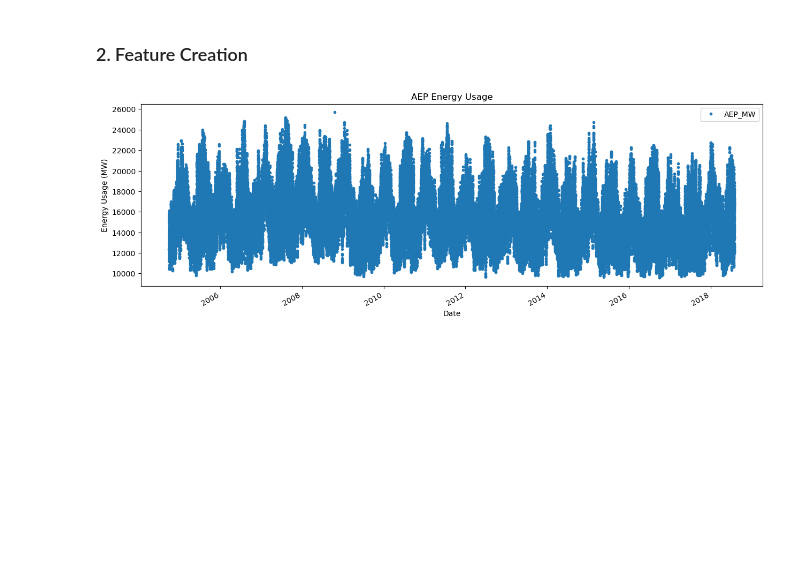
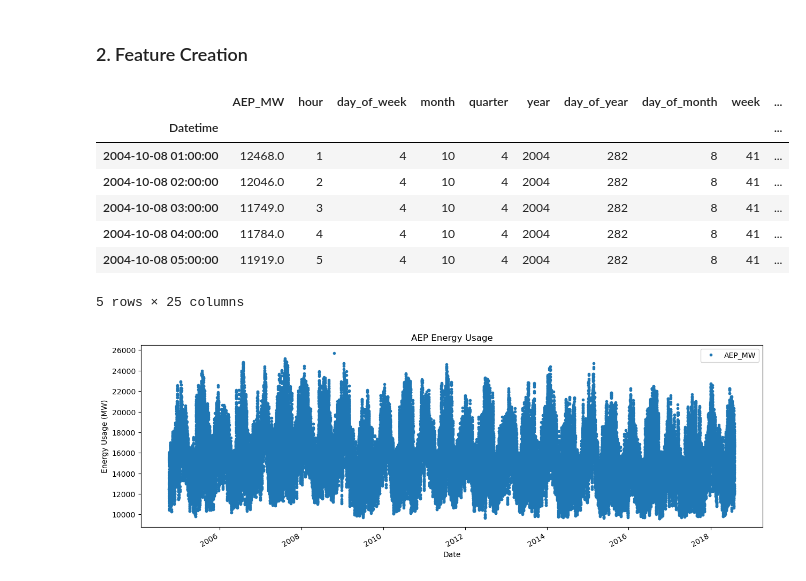
Before and after one commit to DaeJens/aep_TimeSeriesForecast, a Jupyter notebook: TimeSeriesForecasting_energy.ipynb, the cells around one changed output. Cells and saved outputs as stored; diff of their text form; code cells hidden in the pictures; blank space fills up the shorter version.

```diff
--- a/TimeSeriesForecasting_energy.ipynb
+++ b/TimeSeriesForecasting_energy.ipynb
@@ -90,6 +109,18 @@ def create_features(df):
 # %%
 # Create a new dataframe by adding datetime features to the energy usage data
 df = create_features(energy_df)
+# Drop rows with NaN values created by lag and rolling features
+df = df.dropna()
+df.head()
+# %% [output]
+|  | AEP_MW | hour | day_of_week | month | quarter | year | day_of_year | day_of_month | week | ... |
+| Datetime |  |  |  |  |  |  |  |  |  | ... |
+| 2004-10-08 01:00:00 | 12468.0 | 1 | 4 | 10 | 4 | 2004 | 282 | 8 | 41 | ... |
+| 2004-10-08 02:00:00 | 12046.0 | 2 | 4 | 10 | 4 | 2004 | 282 | 8 | 41 | ... |
+| 2004-10-08 03:00:00 | 11749.0 | 3 | 4 | 10 | 4 | 2004 | 282 | 8 | 41 | ... |
+| 2004-10-08 04:00:00 | 11784.0 | 4 | 4 | 10 | 4 | 2004 | 282 | 8 | 41 | ... |
+| 2004-10-08 05:00:00 | 11919.0 | 5 | 4 | 10 | 4 | 2004 | 282 | 8 | 41 | ... |
+5 rows × 25 columns
 # %%
 
 df.plot(y='AEP_MW',
```
Also changed, not shown: parts of 13 cells of this notebook.
